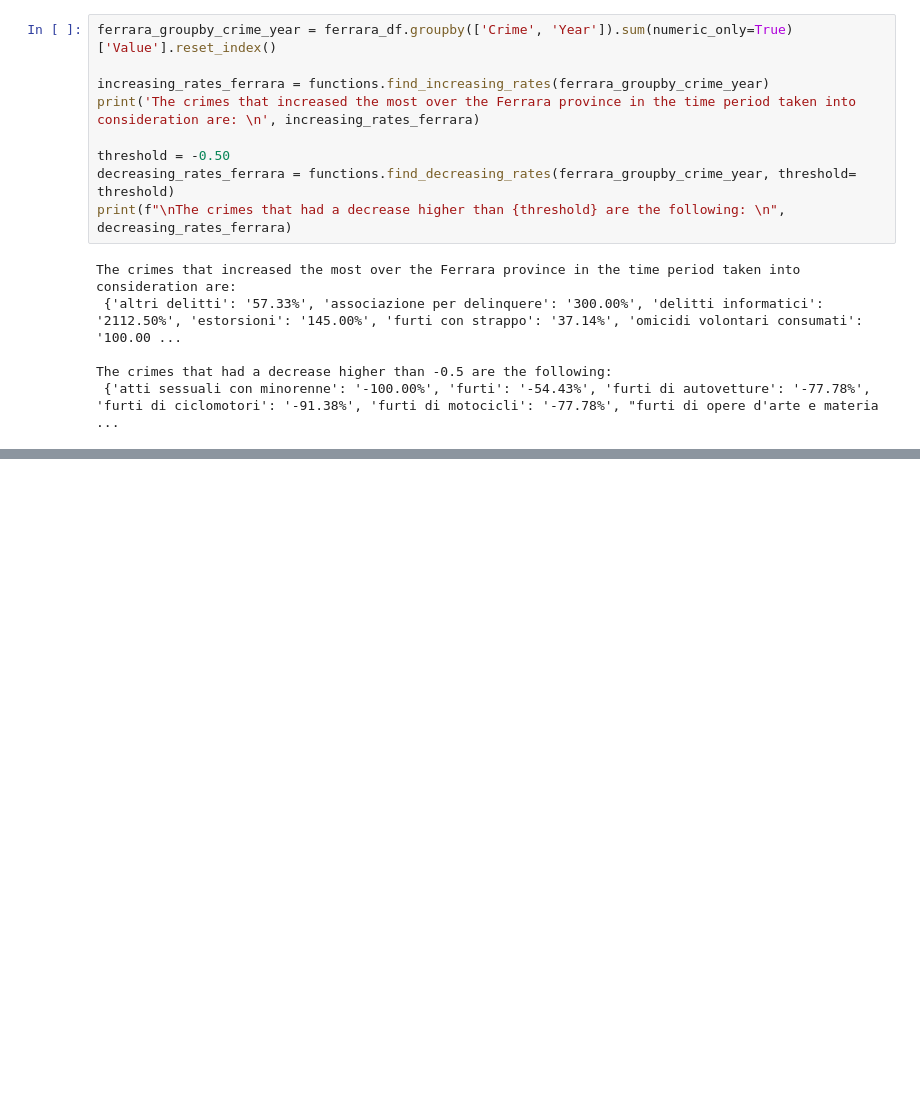
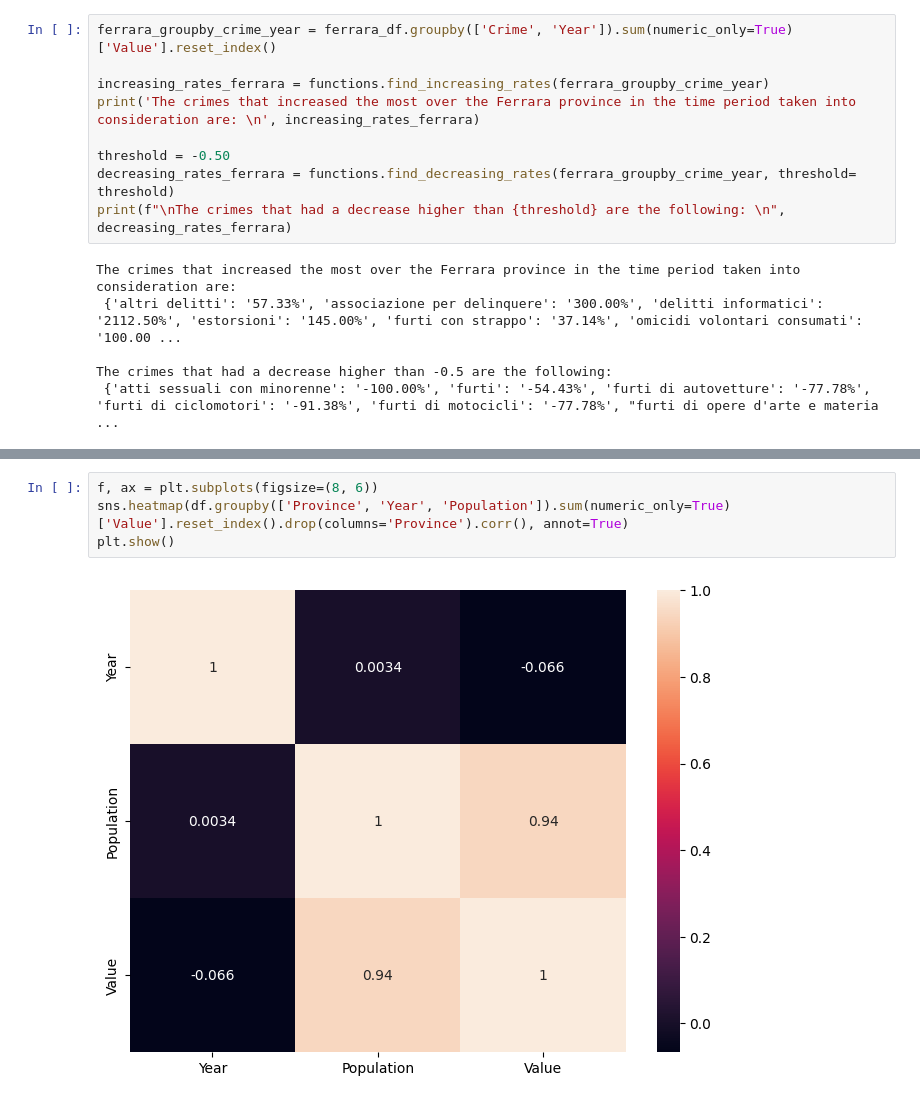
Before and after one commit to marcocolognesi/Crime-Rates-in-Italy-from-2006-to-2021, a Jupyter notebook: results.ipynb, the cells around one changed output, grey strips where cells are left out. Cells and saved outputs as stored; diff of their text form; blank space fills up the shorter version.

```diff
--- a/results.ipynb
+++ b/results.ipynb
@@ -257,0 +282,6 @@ The crimes that had a decrease higher than -0.5 are the following:
+# %%
+f, ax = plt.subplots(figsize=(8, 6))
+sns.heatmap(df.groupby(['Province', 'Year', 'Population']).sum(numeric_only=True)['Value'].reset_index().drop(columns='Province').corr(), annot=True)
+plt.show()
+# %% [output]
+[figure, added]
```
Also changed, not shown: parts of 8 cells of this notebook.
